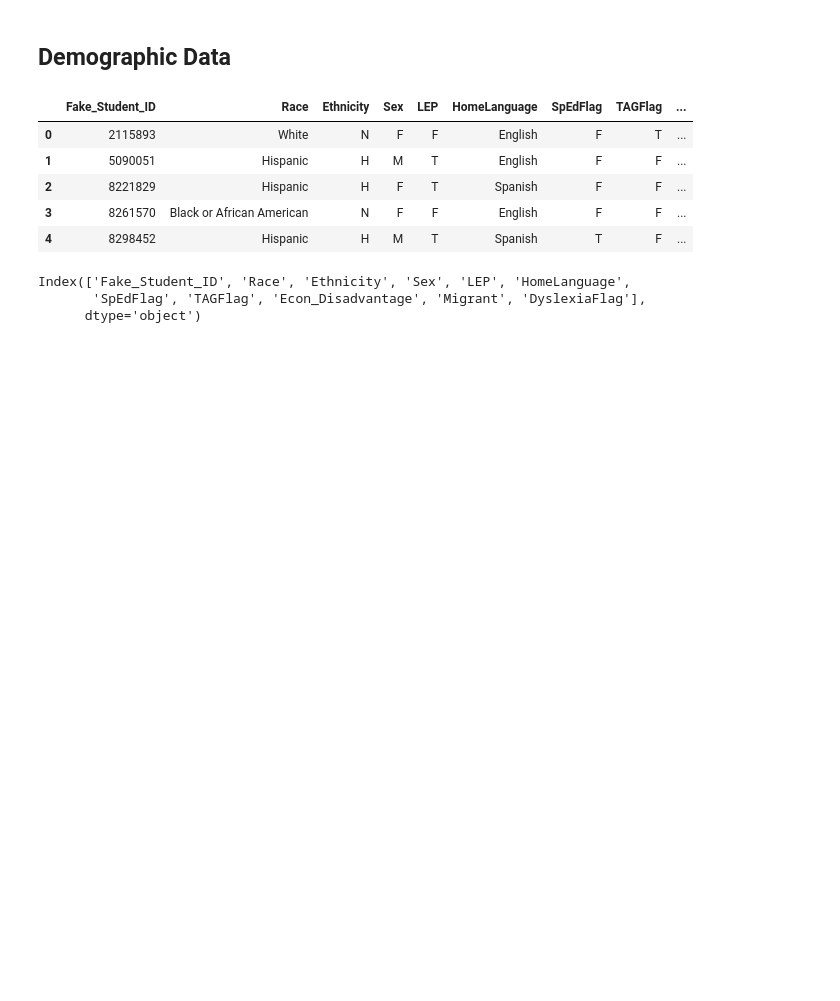
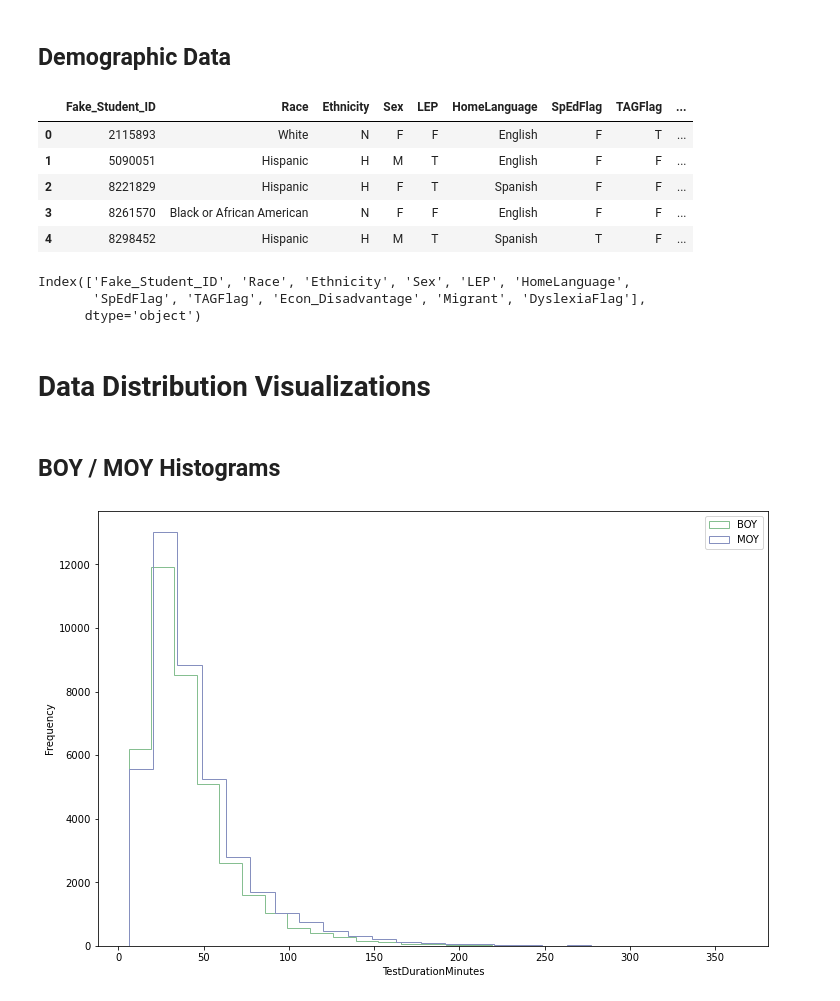
Before and after one commit to kristen770/MAP-Data-Analysis, a Jupyter notebook: MAP Score Analysis.ipynb, the cells around one changed output. Saved outputs shown, nothing was run; the diff lists cells and outputs as text; code cells hidden in the pictures; blank space fills up the shorter version.

```diff
--- a/MAP Score Analysis.ipynb
+++ b/MAP Score Analysis.ipynb
@@ -216,3 +234,7 @@ demographics.columns
 Index(['Fake_Student_ID', 'Race', 'Ethnicity', 'Sex', 'LEP', 'HomeLanguage',
        'SpEdFlag', 'TAGFlag', 'Econ_Disadvantage', 'Migrant', 'DyslexiaFlag'],
       dtype='object')
+# %% [markdown]
+# Data Distribution Visualizations
+# %% [markdown]
+## BOY / MOY Histograms
@@ -218,0 +244,5 @@ Index(['Fake_Student_ID', 'Race', 'Ethnicity', 'Sex', 'LEP', 'HomeLanguage',
+# %%
+#'TestDurationMinutes' histogram
+historgram(boy, moy, 'TestDurationMinutes')
+# %% [output]
+[figure, added]
```
Also changed, not shown: parts of 12 cells of this notebook, 1 other file.
